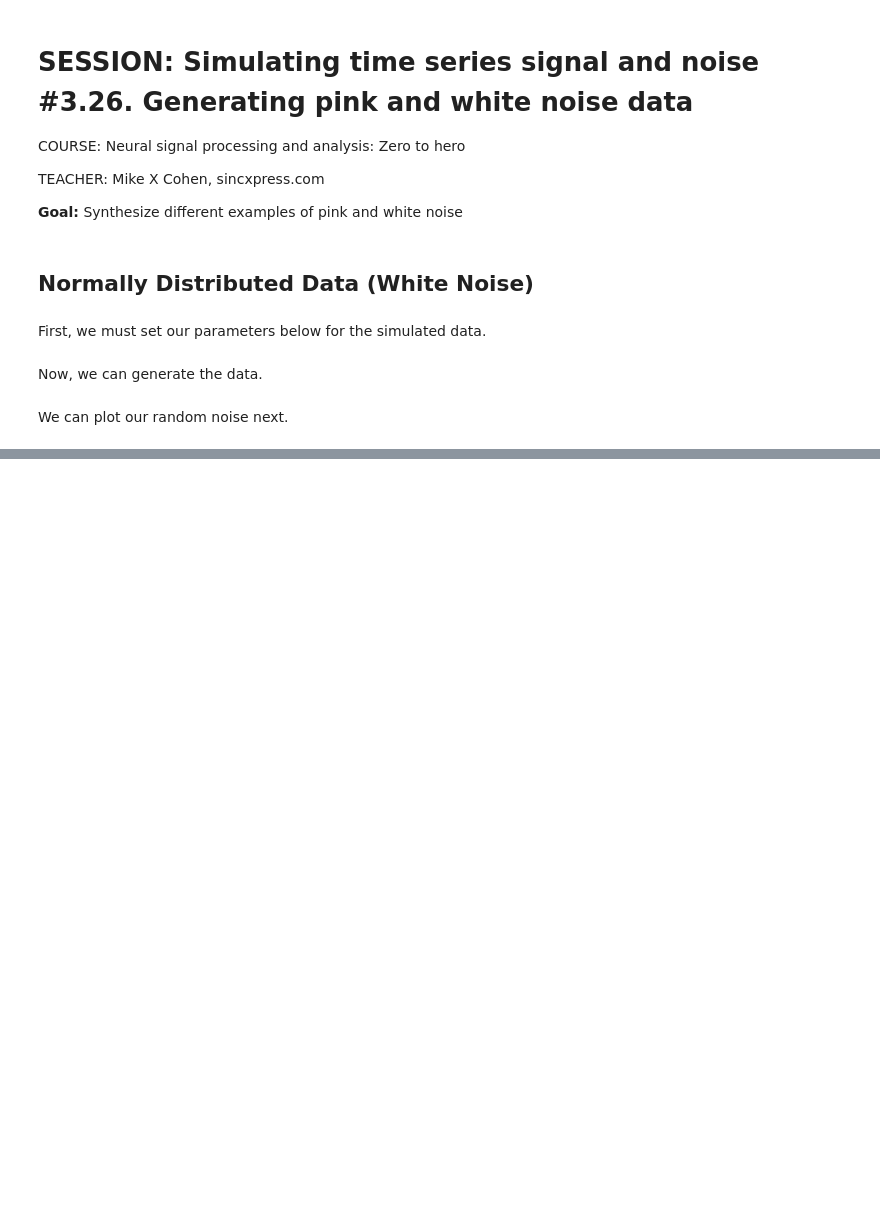
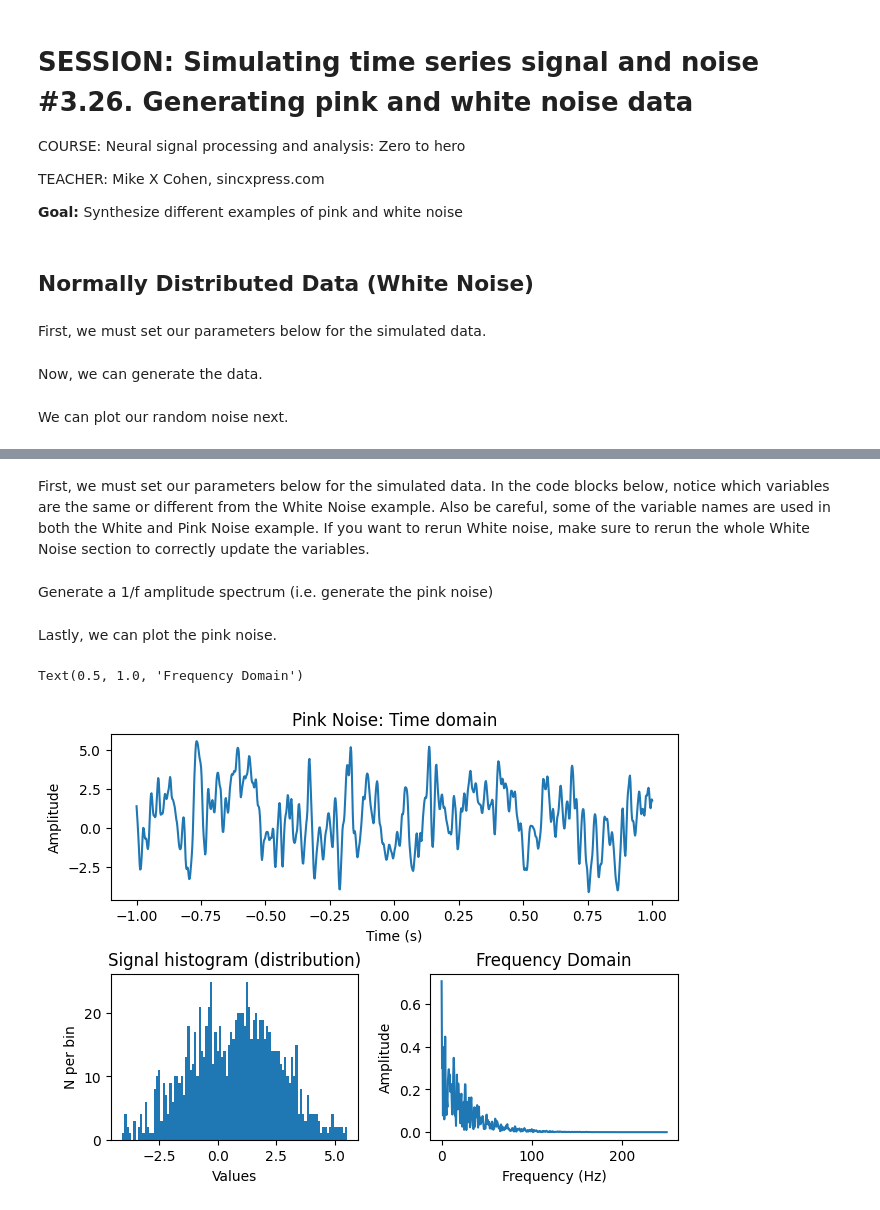
Before and after one commit to shabkr/Neural-Signal-Processing-Analysis, a Jupyter notebook: section_03/NTSA_simEEG_noise.ipynb, the cells around one changed output, grey strips where cells are left out. Cells and saved outputs as stored; diff of their text form; code cells hidden in the pictures; blank space fills up the shorter version.

Commit message:
complete section 3's NTSA noise notebook for lecture 3.26

```diff
--- a/section_03/NTSA_simEEG_noise.ipynb
+++ b/section_03/NTSA_simEEG_noise.ipynb
@@ -72,0 +75,2 @@ Text(0.5, 1.0, 'Frequency Domain')
+# %% [markdown]
+First, we must set our parameters below for the simulated data. In the code blocks below, notice which variables are the same or different from the White Noise example. Also be careful, some of the variable names are used in both the White and Pink Noise example. If you want to rerun White noise, make sure to rerun the whole White Noise section to correctly update the variables.
@@ -72,0 +87,49 @@ Text(0.5, 1.0, 'Frequency Domain')
+# %% [markdown]
+Generate a 1/f amplitude spectrum (i.e. generate the pink noise)
+# %%
+# initialize the random number generator
+rng = np.random.default_rng() # optional = set seed to an integer to lock in the rng
+
+#generate the amplitude spectrum by multiplying random noise (rng.random()) with the decay function (np.exp())
+amp_spec = np.multiply(rng.random(int(pnts)),np.exp(-(np.arange(int(pnts))/ed))) # this is the 'as' variable in Cohen's code ('as' is a keyword in python, so we can't use that variable name)
+
+# fourier coefficients, multiply the amplitude spectrum by "random phase coefficients"
+fc = np.multiply(amp_spec, np.exp(1j*2*np.pi*rng.random(len(amp_spec))))
+
+# inverse fourier transform to create the noise
+noise = np.real(np.fft.ifft(fc)) * pnts
+# %% [markdown]
+Lastly, we can plot the pink noise.
+# %%
+# make a 4 (2 x 2) panel plot in matplotlib
+fig = plt.figure(layout="constrained")
+ax_dict = fig.subplot_mosaic(
+    [
+        ["time", "time"],
+        ["hist", "freq"],
+    ],
+)
+
+# plot the top panel with time domain data
+# x = time(s), y = amplitude
+ax_dict["time"].plot(time,noise)
+ax_dict["time"].set_xlabel("Time (s)")
+ax_dict["time"].set_ylabel("Amplitude")
+ax_dict["time"].set_title('Pink Noise: Time domain')
+
+# plot the bottom left with signal histogram
+# x = "values", y = "n per bin"
+ax_dict["hist"].hist(noise,100)
+ax_dict["hist"].set_xlabel("Values")
+ax_dict["hist"].set_ylabel("N per bin")
+ax_dict["hist"].set_title('Signal histogram (distribution)')
+
+# plot the bottom right with the frequency domain
+# x = freq(hz), y = amplitude
+ax_dict["freq"].magnitude_spectrum(noise, Fs = srate) # convenient matplotlib function for plotting the frequency domain without needing to manually calculate the fourier transform
+ax_dict["freq"].set_xlabel("Frequency (Hz)")
+ax_dict["freq"].set_ylabel("Amplitude")
+ax_dict["freq"].set_title('Frequency Domain')
+# %% [output]
+Text(0.5, 1.0, 'Frequency Domain')
+[figure, added]
```
Also changed, not shown: parts of 5 cells of this notebook.
